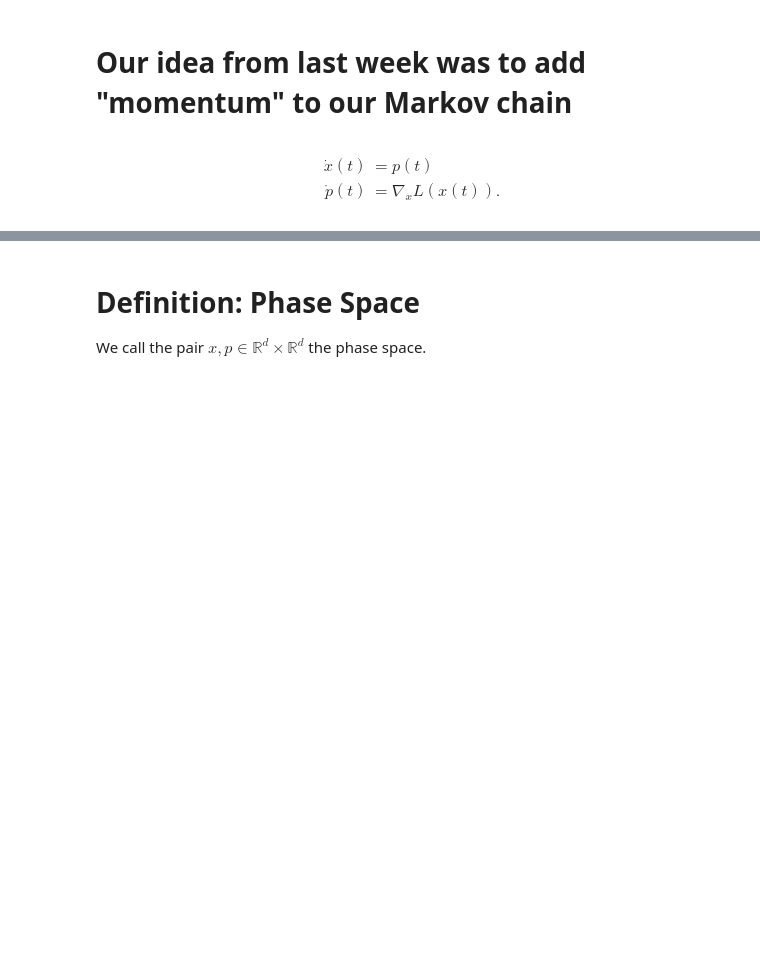
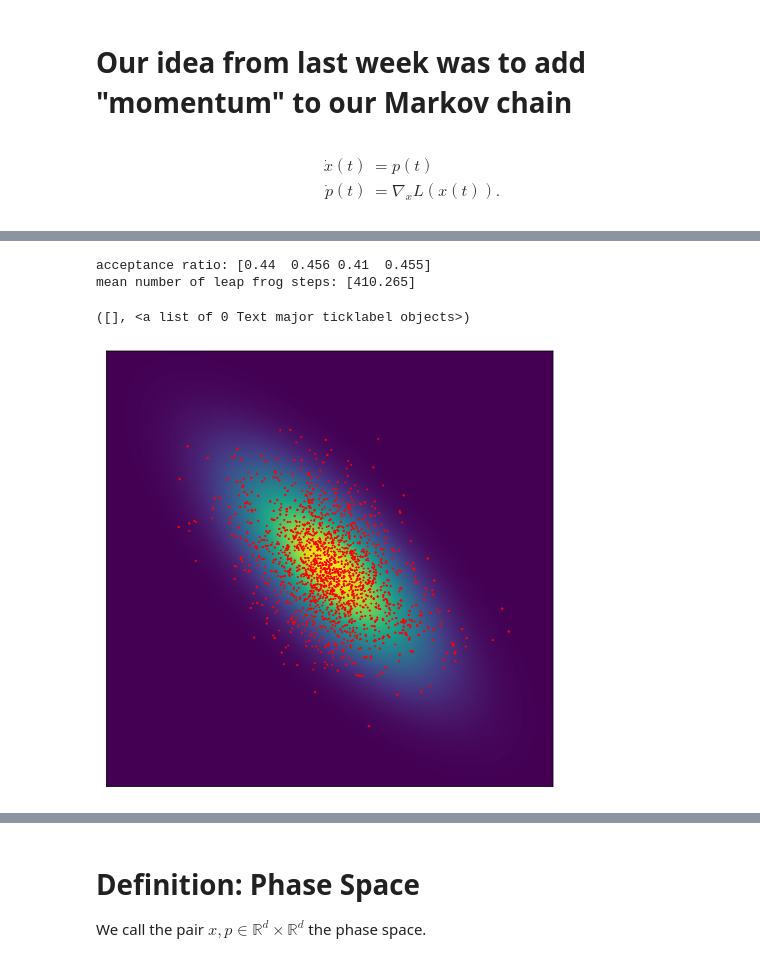
Before and after one commit to newby-jay/MATH509-Fall2022-JupyterNotebooks, a Jupyter notebook: Week 12.ipynb, the cells around one changed output, grey strips where cells are left out. Cells and saved outputs as stored; diff of their text form; code cells hidden in the pictures; blank space fills up the shorter version.

```diff
--- a/Week 12.ipynb
+++ b/Week 12.ipynb
@@ -26,0 +83,75 @@ Populating the interactive namespace from numpy and matplotlib
+# %%
+Nsteps = 1000
+N_burn_in = 10
+Nchains = 4
+lam = 0.1
+dt = 0.025
+
+## initial guess
+x = 0.*ones((Nchains, 2))
+
+## Burn in phase
+for n in arange(N_burn_in):
+    p0 = normal(0, 1, [Nchains, 2])
+    p = p0.copy()
+    tau = -log(rand(1))/lam ## generate an exponential RV for time
+    K = tau//dt
+    p += 0.5*dt*gradL(x)
+    for k in arange(K):
+        x += dt*p
+        p += dt*gradL(x)
+
+Xchain = zeros((Nsteps, Nchains, 2))
+Xchain[0, ...] = x ## use final value from burin-in as initial guess
+probs = zeros((Nsteps, Nchains))
+acceptances = ones((Nsteps, Nchains))
+Kmean = 0.
+for n in arange(Nsteps-1):
+    p0 = normal(0, 1, [Nchains, 2])
+    p = p0.copy()
+    x0 = Xchain[n, ...]
+    x = x0.copy()
+    tau = -log(rand(1))/lam ## generate an exponential RV for time
+    K = tau//dt
+    Kmean += K
+
+    ## forward Euler
+    # for k in arange(K):
+    #     gL = gradL(x)
+    #     x += dt*p
+    #     p += dt*gL
+
+    ## Leap Frog
+    p += 0.5*dt*gradL(x)
+    for k in arange(K):
+        x += dt*p
+        p += dt*gradL(x)
+
+    pMH = exp(H(x0, p0) - H(x, p))
+    u = rand(Nchains)
+    log_p_MH = H(x0, p0) - H(x, p)
+    probs[n, :] = exp(log_p_MH)
+    u = rand(Nchains)
+    chi = 1.*(log(u) < log_p_MH)
+    # chi = 1.*(u < exp(log_p_MH))
+    acceptances[n+1, :] = chi
+    Xchain[n+1, ...] = x0*(1 - chi[:, None]) + x*chi[:, None]
+
+print('acceptance ratio:', acceptances.sum(axis=0)/Nsteps)
+print('mean number of leap frog steps:', Kmean/Nsteps)
+# %% [output]
+acceptance ratio: [0.44  0.456 0.41  0.455]
+mean number of leap frog steps: [410.265]
+# %%
+x = linspace(-5, 5, 200)
+y = linspace(-10, 10, 200)
+X, Y = meshgrid(x, y)
+Z = L(stack([X, Y], 2))
+figure(1, [8, 8])
+pcolor(X, Y, exp(Z))
+plot(Xchain[..., 0].flatten(), Xchain[..., 1].flatten(), 'r.', ms=2)
+xticks([])
+yticks([])
+# %% [output]
+([], <a list of 0 Text major ticklabel objects>)
+[figure, added]
```
Also changed, not shown: parts of 40 cells of this notebook.
